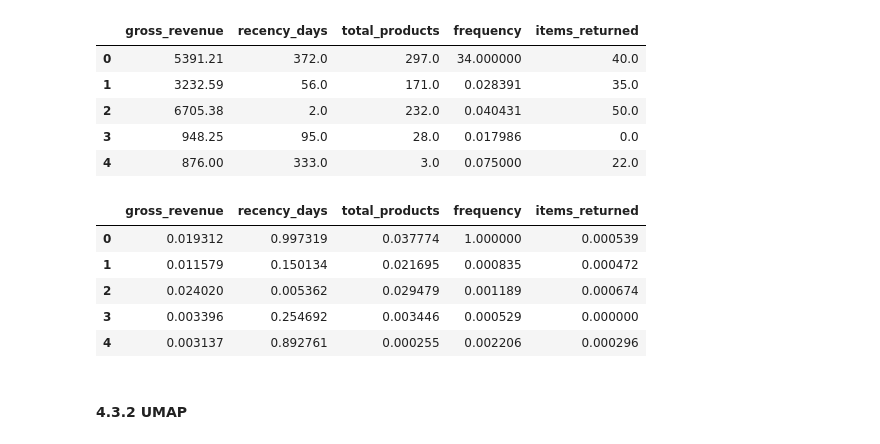
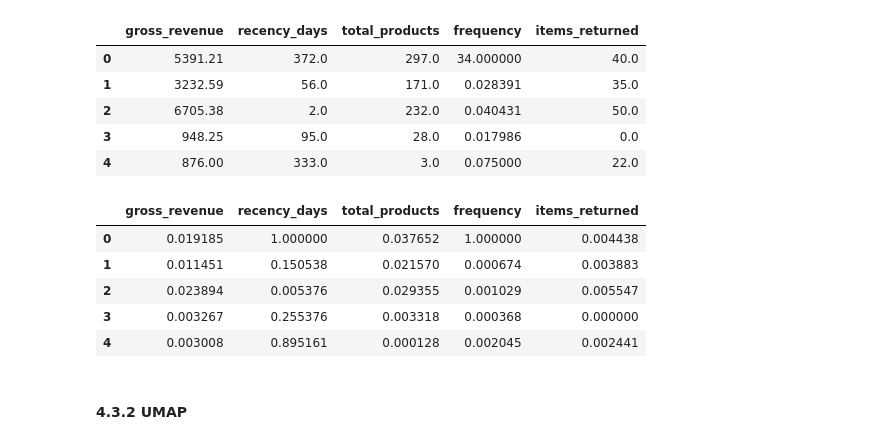
Before and after one commit to GustavoNascimento98/high-value-customers-identification, a Jupyter notebook: src/models/c0.9-deploy.ipynb, the cells around one changed output. Saved outputs shown, nothing was run; the diff lists cells and outputs as text; code cells hidden in the pictures.

```diff
--- a/src/models/c0.9-deploy.ipynb
+++ b/src/models/c0.9-deploy.ipynb
@@ -404,23 +405,23 @@ df43.head()
 | 3 | 948.25 | 95.0 | 28.0 | 0.017986 | 0.0 |
 | 4 | 876.00 | 333.0 | 3.0 | 0.075000 | 22.0 |
 # %%
-mms = pp.MinMaxScaler()
+mms: pp.MinMaxScaler = pickle.load(file=open('../features/min-max-feature-scaler.pkl', mode='rb'))
 
-scaled_features = mms.fit_transform(df43)
+scaled_features = mms.transform(df43)
 
 df43 = pd.DataFrame(data=scaled_features, columns=df43.columns)
 
 cols_selected = ['gross_revenue', 'recency_days', 'total_products', 'frequency', 'items_returned']
 
 df43 = df43[cols_selected]
 df43.head()
 # %% [output]
 |  | gross_revenue | recency_days | total_products | frequency | items_returned |
-| 0 | 0.019312 | 0.997319 | 0.037774 | 1.000000 | 0.000539 |
-| 1 | 0.011579 | 0.150134 | 0.021695 | 0.000835 | 0.000472 |
-| 2 | 0.024020 | 0.005362 | 0.029479 | 0.001189 | 0.000674 |
-| 3 | 0.003396 | 0.254692 | 0.003446 | 0.000529 | 0.000000 |
-| 4 | 0.003137 | 0.892761 | 0.000255 | 0.002206 | 0.000296 |
+| 0 | 0.019185 | 1.000000 | 0.037652 | 1.000000 | 0.004438 |
+| 1 | 0.011451 | 0.150538 | 0.021570 | 0.000674 | 0.003883 |
+| 2 | 0.023894 | 0.005376 | 0.029355 | 0.001029 | 0.005547 |
+| 3 | 0.003267 | 0.255376 | 0.003318 | 0.000368 | 0.000000 |
+| 4 | 0.003008 | 0.895161 | 0.000128 | 0.002045 | 0.002441 |
 # %%
 X = df43.values
 # %% [markdown]
```
Also changed, not shown: parts of 3 cells of this notebook, 5 other files.
